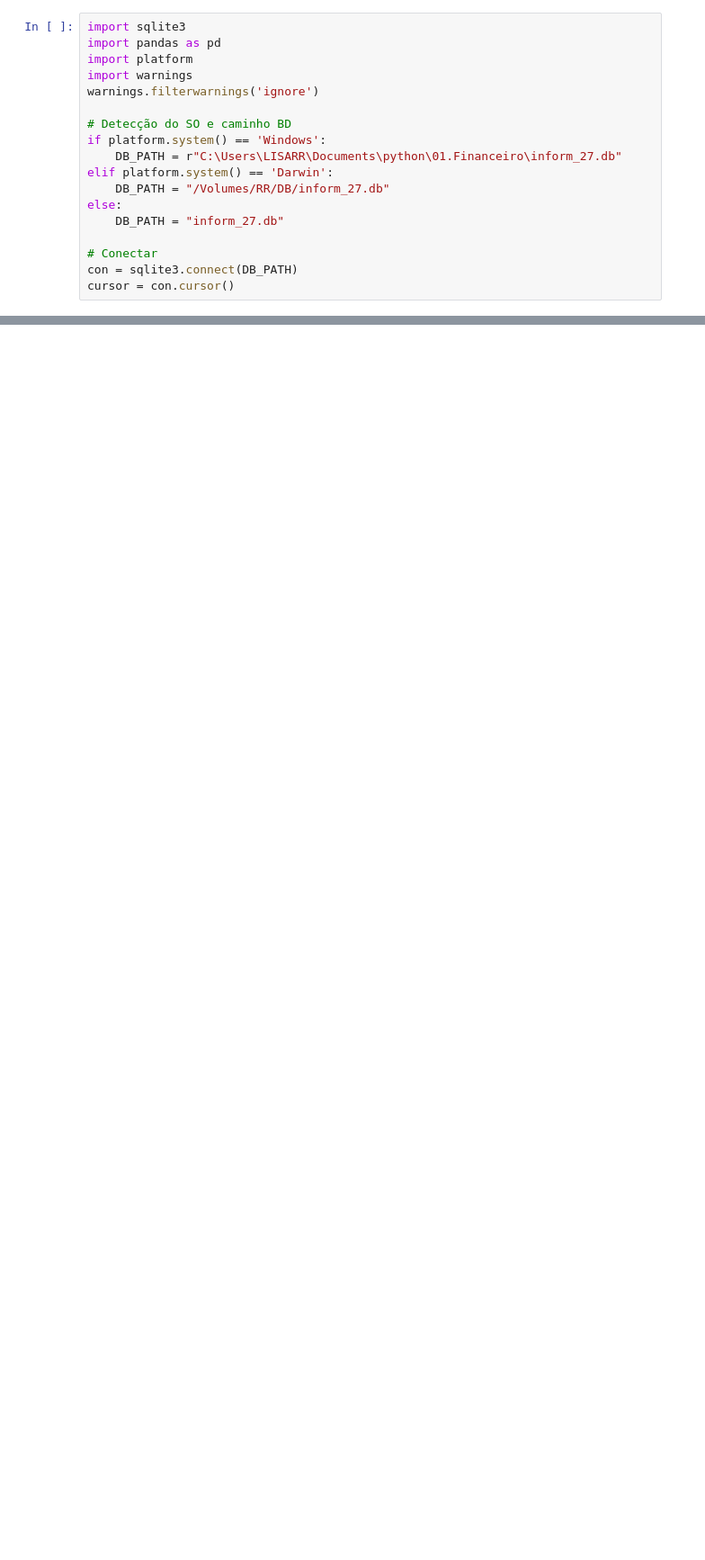
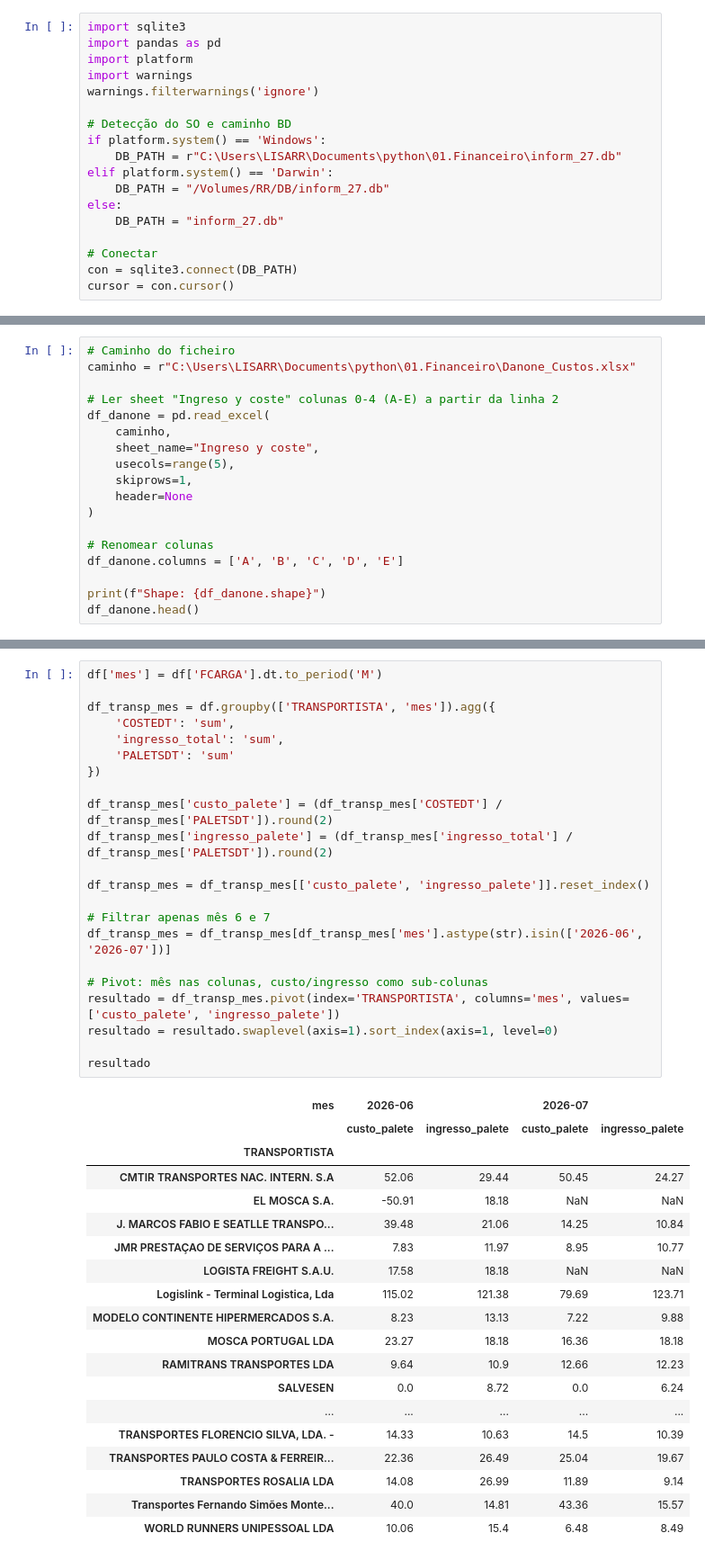
Before and after one commit to ruben-filipe-rocha/Salvesen, a Jupyter notebook: 02.Finance/01_Finance.ipynb, the cells around one changed output, grey strips where cells are left out. Shown at 90% size. Cells and saved outputs as stored; diff of their text form; blank space fills up the shorter version.

```diff
--- a/02.Finance/01_Finance.ipynb
+++ b/02.Finance/01_Finance.ipynb
@@ -147,0 +130,18 @@ Custo Médio por Palete e Nº Paletes por Mês:
+# %%
+# Caminho do ficheiro
+caminho = r"C:\Users\LISARR\Documents\python\01.Financeiro\Danone_Custos.xlsx"
+
+# Ler sheet "Ingreso y coste" colunas 0-4 (A-E) a partir da linha 2
+df_danone = pd.read_excel(
+    caminho,
+    sheet_name="Ingreso y coste",
+    usecols=range(5),
+    skiprows=1,
+    header=None
+)
+
+# Renomear colunas
+df_danone.columns = ['A', 'B', 'C', 'D', 'E']
+
+print(f"Shape: {df_danone.shape}")
+df_danone.head()
@@ -147,0 +290,42 @@ Custo Médio por Palete e Nº Paletes por Mês:
+# %%
+df['mes'] = df['FCARGA'].dt.to_period('M')
+
+df_transp_mes = df.groupby(['TRANSPORTISTA', 'mes']).agg({
+    'COSTEDT': 'sum',
+    'ingresso_total': 'sum',
+    'PALETSDT': 'sum'
+})
+
+df_transp_mes['custo_palete'] = (df_transp_mes['COSTEDT'] / df_transp_mes['PALETSDT']).round(2)
+df_transp_mes['ingresso_palete'] = (df_transp_mes['ingresso_total'] / df_transp_mes['PALETSDT']).round(2)
+
+df_transp_mes = df_transp_mes[['custo_palete', 'ingresso_palete']].reset_index()
+
+# Filtrar apenas mês 6 e 7
+df_transp_mes = df_transp_mes[df_transp_mes['mes'].astype(str).isin(['2026-06', '2026-07'])]
+
+# Pivot: mês nas colunas, custo/ingresso como sub-colunas
+resultado = df_transp_mes.pivot(index='TRANSPORTISTA', columns='mes', values=['custo_palete', 'ingresso_palete'])
+resultado = resultado.swaplevel(axis=1).sort_index(axis=1, level=0)
+
+resultado
+# %% [output]
+| mes | 2026-06 |  | 2026-07 |  |
+|  | custo_palete | ingresso_palete | custo_palete | ingresso_palete |
+| TRANSPORTISTA |  |  |  |  |
+| CMTIR TRANSPORTES NAC. INTERN. S.A | 52.06 | 29.44 | 50.45 | 24.27 |
+| EL MOSCA S.A. | -50.91 | 18.18 | NaN | NaN |
+| J. MARCOS FABIO E SEATLLE TRANSPO... | 39.48 | 21.06 | 14.25 | 10.84 |
+| JMR PRESTAÇAO DE SERVIÇOS PARA A ... | 7.83 | 11.97 | 8.95 | 10.77 |
+| LOGISTA FREIGHT S.A.U. | 17.58 | 18.18 | NaN | NaN |
+| Logislink - Terminal Logistica, Lda | 115.02 | 121.38 | 79.69 | 123.71 |
+| MODELO CONTINENTE HIPERMERCADOS S.A. | 8.23 | 13.13 | 7.22 | 9.88 |
+| MOSCA PORTUGAL LDA | 23.27 | 18.18 | 16.36 | 18.18 |
+| RAMITRANS TRANSPORTES LDA | 9.64 | 10.9 | 12.66 | 12.23 |
+| SALVESEN | 0.0 | 8.72 | 0.0 | 6.24 |
+| ... | ... | ... | ... | ... |
+| TRANSPORTES FLORENCIO SILVA, LDA. - | 14.33 | 10.63 | 14.5 | 10.39 |
+| TRANSPORTES PAULO COSTA & FERREIR... | 22.36 | 26.49 | 25.04 | 19.67 |
+| TRANSPORTES ROSALIA LDA | 14.08 | 26.99 | 11.89 | 9.14 |
+| Transportes Fernando Simões Monte... | 40.0 | 14.81 | 43.36 | 15.57 |
+| WORLD RUNNERS UNIPESSOAL LDA | 10.06 | 15.4 | 6.48 | 8.49 |
```
Also changed, not shown: parts of 18 cells of this notebook.
